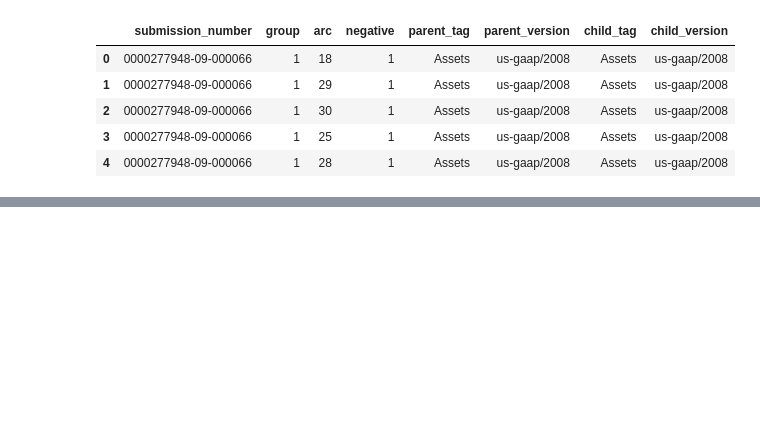
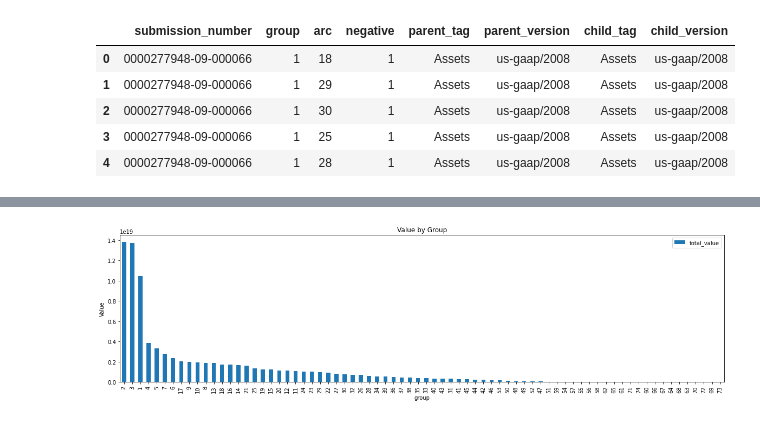
Before and after one commit to mkoh2/bigquery_exercise, a Jupyter notebook: BQ_SEC_Filings.ipynb, the cells around one changed output, grey strips where cells are left out. Cells and saved outputs as stored; diff of their text form; code cells hidden in the pictures; blank space fills up the shorter version.

```diff
--- a/BQ_SEC_Filings.ipynb
+++ b/BQ_SEC_Filings.ipynb
@@ -112,0 +167,7 @@ join_sec
+# %%
+join_sec[['group', 'total_value']].groupby('group').sum().sort_values(by = 'total_value', ascending = False).plot(kind = 'bar',
+                                                                                                                 figsize = (20,5),
+                                                                                                                 ylabel = 'Value',
+                                                                                                                 title = 'Value by Group');
+# %% [output]
+[figure, added]
```
Also changed, not shown: parts of 8 cells of this notebook.
